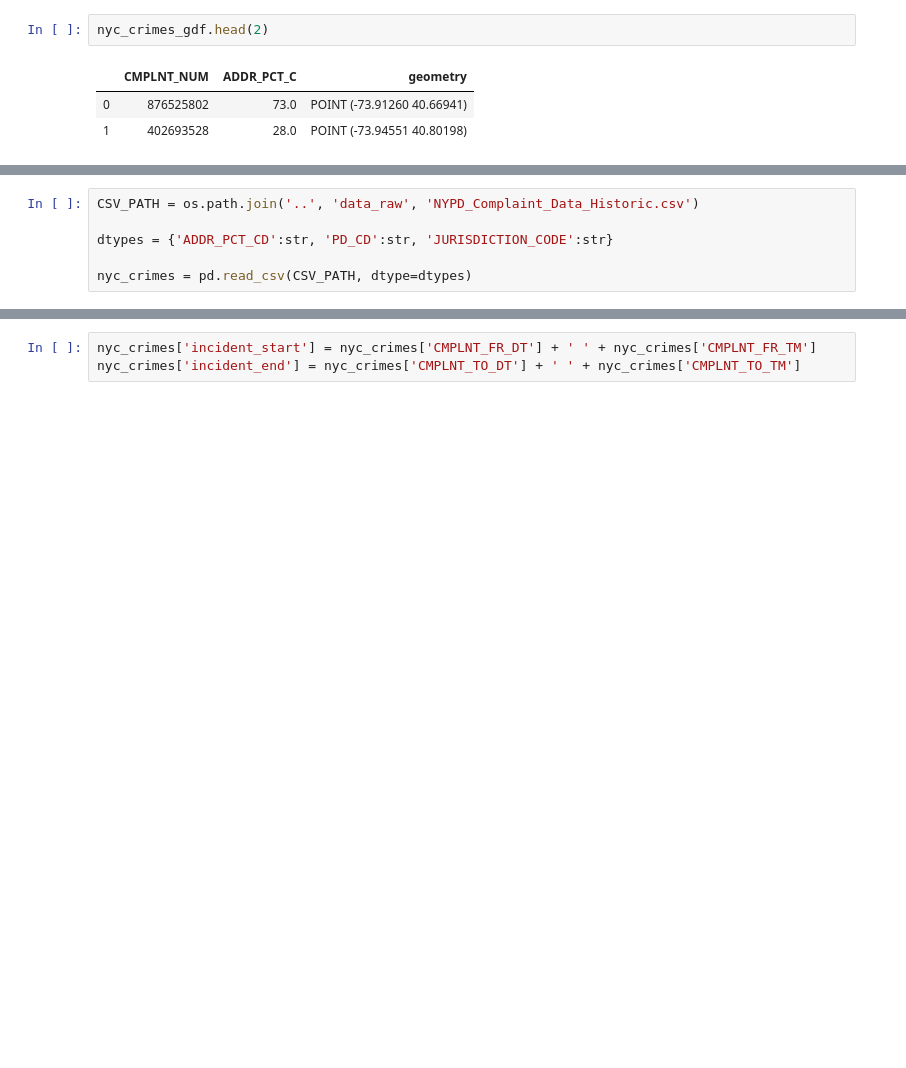
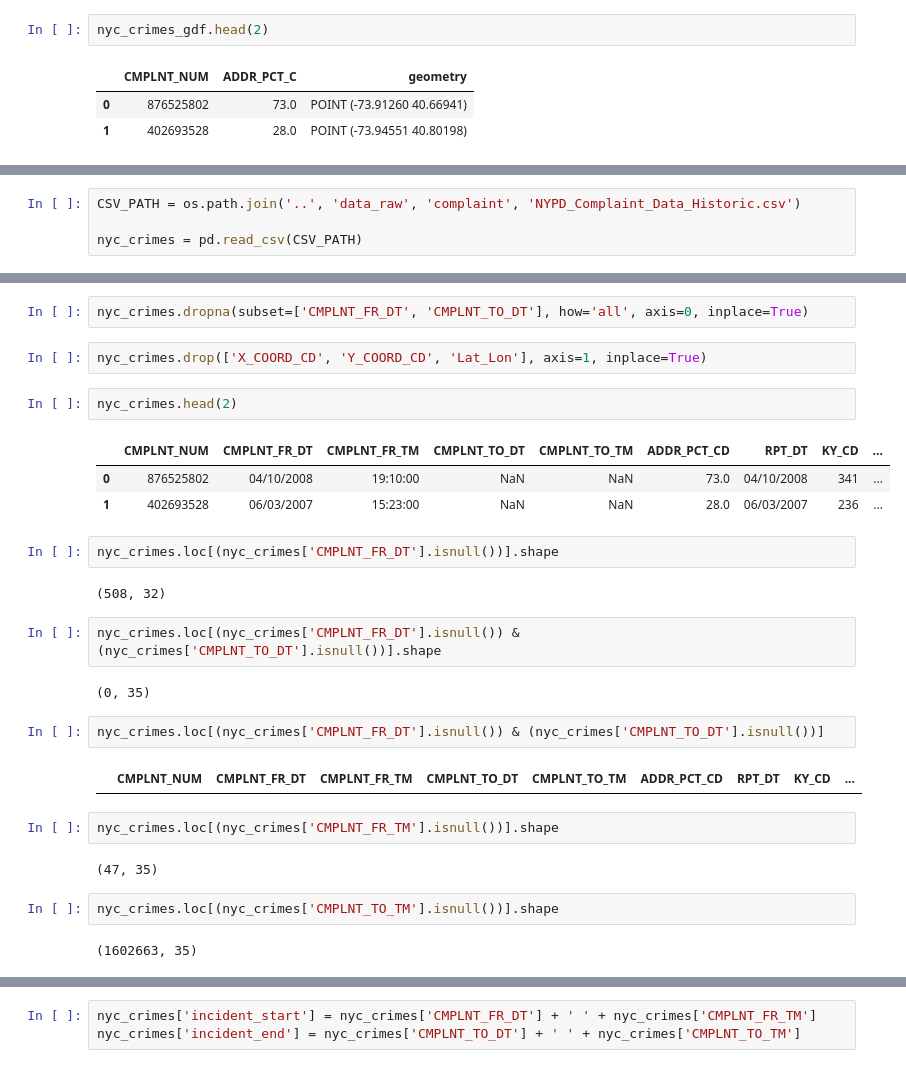
Before and after one commit to MattTriano/NYC_Crime, a Jupyter notebook: analysis/NYC_Crime_EDA_v1.ipynb, the cells around one changed output, grey strips where cells are left out. Saved outputs shown, nothing was run; the diff lists cells and outputs as text; blank space fills up the shorter version.

```diff
--- a/analysis/NYC_Crime_EDA_v1.ipynb
+++ b/analysis/NYC_Crime_EDA_v1.ipynb
@@ -125,9 +200,7 @@ nyc_crimes_gdf.head(2)
 # %%
-CSV_PATH = os.path.join('..', 'data_raw', 'NYPD_Complaint_Data_Historic.csv')
+CSV_PATH = os.path.join('..', 'data_raw', 'complaint', 'NYPD_Complaint_Data_Historic.csv')
 
-dtypes = {'ADDR_PCT_CD':str, 'PD_CD':str, 'JURISDICTION_CODE':str}
-
-nyc_crimes = pd.read_csv(CSV_PATH, dtype=dtypes)
+nyc_crimes = pd.read_csv(CSV_PATH)
 # %%
 nyc_crimes.head(2)
 # %% [output]
@@ -136,0 +229,30 @@ nyc_crimes.head(2)
+# %%
+nyc_crimes.dropna(subset=['CMPLNT_FR_DT', 'CMPLNT_TO_DT'], how='all', axis=0, inplace=True)
+# %%
+nyc_crimes.drop(['X_COORD_CD', 'Y_COORD_CD', 'Lat_Lon'], axis=1, inplace=True)
+# %%
+nyc_crimes.head(2)
+# %% [output]
+|  | CMPLNT_NUM | CMPLNT_FR_DT | CMPLNT_FR_TM | CMPLNT_TO_DT | CMPLNT_TO_TM | ADDR_PCT_CD | RPT_DT | KY_CD | ... |
+| 0 | 876525802 | 04/10/2008 | 19:10:00 | NaN | NaN | 73.0 | 04/10/2008 | 341 | ... |
+| 1 | 402693528 | 06/03/2007 | 15:23:00 | NaN | NaN | 28.0 | 06/03/2007 | 236 | ... |
+# %%
+nyc_crimes.loc[(nyc_crimes['CMPLNT_FR_DT'].isnull())].shape
+# %% [output]
+(508, 32)
+# %%
+nyc_crimes.loc[(nyc_crimes['CMPLNT_FR_DT'].isnull()) & (nyc_crimes['CMPLNT_TO_DT'].isnull())].shape
+# %% [output]
+(0, 35)
+# %%
+nyc_crimes.loc[(nyc_crimes['CMPLNT_FR_DT'].isnull()) & (nyc_crimes['CMPLNT_TO_DT'].isnull())]
+# %% [output]
+|  | CMPLNT_NUM | CMPLNT_FR_DT | CMPLNT_FR_TM | CMPLNT_TO_DT | CMPLNT_TO_TM | ADDR_PCT_CD | RPT_DT | KY_CD | ... |
+# %%
+nyc_crimes.loc[(nyc_crimes['CMPLNT_FR_TM'].isnull())].shape
+# %% [output]
+(47, 35)
+# %%
+nyc_crimes.loc[(nyc_crimes['CMPLNT_TO_TM'].isnull())].shape
+# %% [output]
+(1602663, 35)
```
Also changed, not shown: parts of 43 cells of this notebook.
